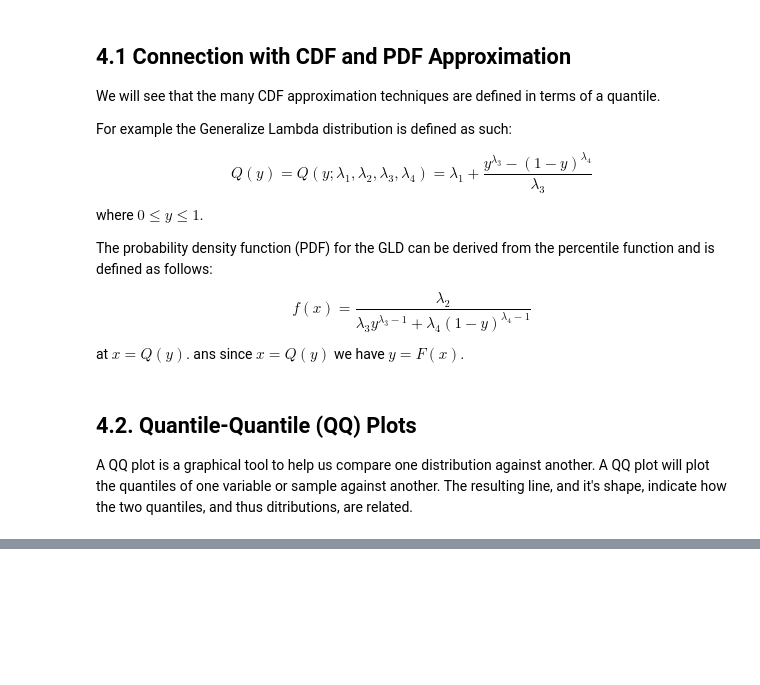
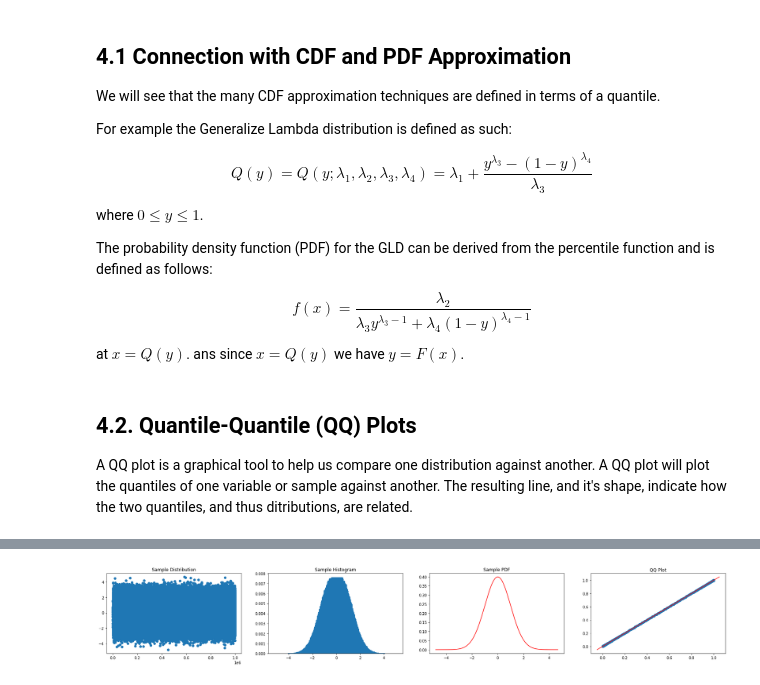
Before and after one commit to taylor-schneider/ml-training-jupyter-notebooks, a Jupyter notebook: Exploratory Data Analysis (EDA)/Quantiles.ipynb, the cells around one changed output, grey strips where cells are left out. Saved outputs shown, nothing was run; the diff lists cells and outputs as text; code cells hidden in the pictures; blank space fills up the shorter version.

Commit message:
Finished working on the quantile notebook.

```diff
--- a/Exploratory Data Analysis (EDA)/Quantiles.ipynb
+++ b/Exploratory Data Analysis (EDA)/Quantiles.ipynb
@@ -328,0 +258,48 @@ sum(p)
+# %%
+import numpy
+import pandas
+import matplotlib.pyplot as pyplot
+import statsmodels.api as sm
+from scipy.stats import norm
+
+# Generate a random variable
+sample_size = 1000000
+numpy.random.seed(seed=42)
+x = numpy.arange(0,sample_size)
+y = numpy.random.normal(0, 1, sample_size)
+z = numpy.random.normal(0, 1, sample_size)
+
+# Generate a histogram information for the variable (see the histogram notebook)
+bins = 500
+y_counts, y_bin_edges = numpy.histogram(y, bins=bins)
+z_counts, z_bin_edges = numpy.histogram(y, bins=bins)
+
+# Calculate the probabilities of each bin
+y_probabilities = y_counts / sample_size
+z_probabilities = z_counts / sample_size
+
+# Calculate the cumulative probabilities
+y_cum_prob = numpy.cumsum(y_probabilities)
+z_cum_prob = numpy.cumsum(z_probabilities)
+
+# Calculate the percentiles
+y_percentiles = y_bin_edges[0:-1] + numpy.diff(y_bin_edges)
+z_percentiles = z_bin_edges[0:-1] + numpy.diff(z_bin_edges)
+
+# Create our plot objects
+fig, (ax1, ax2, ax3, ax4) = pyplot.subplots(nrows=1, ncols=4)
+fig.set_figwidth(30)
+
+# Graph the variable, the histogram, and the qq plot
+ax1.scatter(x, y)
+ax1.set_title("Sample Distribution")
+ax2.bar(bin_midpoints, probabilities)
+ax2.set_title("Sample Histogram")
+ax3.plot(y_sort, norm_pdf, color='red')
+ax3.set_title("Sample PDF")
+ax4.plot([-0.05,1.05],[-0.05,1.05],color='red')
+ax4.scatter(y_cum_prob, z_cum_prob)
+
+ax4.set_title("QQ Plot");
+# %% [output]
+[figure, added]
```
Also changed, not shown: parts of 18 cells of this notebook.
